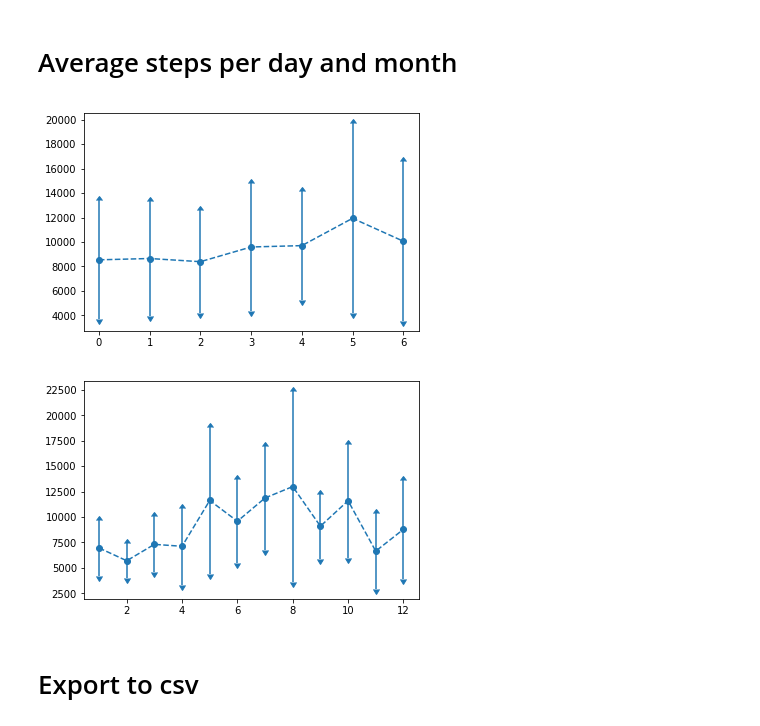
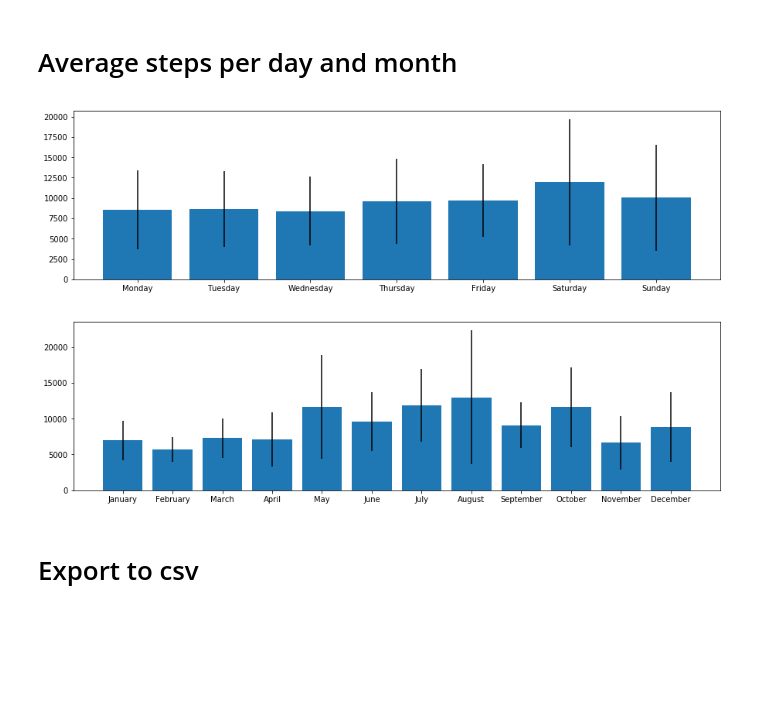
Before and after one commit to cristianpb/cristianpb.github.io, a Jupyter notebook: images/withings/01-Withings.ipynb, the cells around one changed output. Saved outputs shown, nothing was run; the diff lists cells and outputs as text; code cells hidden in the pictures; blank space fills up the shorter version.

```diff
--- a/images/withings/01-Withings.ipynb
+++ b/images/withings/01-Withings.ipynb
@@ -88,15 +88,21 @@ plt.show()
 # %% [markdown]
 # Average steps per day and month
 # %%
-plt.errorbar(df.groupby(df['Date'].dt.dayofweek).agg({'Steps':np.mean}).round(2).index, df.groupby(df['Date'].dt.dayofweek).agg({'Steps':np.mean}).round(2).values, yerr=df.groupby(df['Date'].dt.dayofweek).agg({'Steps':np.std}).round(2).values, xerr=0,  fmt='--o', lolims=1, uplims=1)
+plt.figure(figsize=(15,4))
+weekday = ["Monday", "Tuesday", "Wednesday", "Thursday", "Friday", "Saturday", "Sunday"]
+plt.bar(df.groupby(df['Date'].dt.dayofweek).agg({'Steps':np.mean}).round(2).index, df.groupby(df['Date'].dt.dayofweek).agg({'Steps':np.mean}).round(2).values, yerr=df.groupby(df['Date'].dt.dayofweek).agg({'Steps':np.std}).round(2).values)
+plt.xticks(df.groupby(df['Date'].dt.dayofweek).agg({'Steps':np.mean}).round(2).index, weekday)
 plt.show()
 # %% [output]
-[figure, old version]
+[figure, new version]
 # %%
-plt.errorbar(df.groupby(df['Date'].dt.month).agg({'Steps':np.mean}).round(2).index, df.groupby(df['Date'].dt.month).agg({'Steps':np.mean}).round(2).values, yerr=df.groupby(df['Date'].dt.month).agg({'Steps':np.std}).round(2).values, xerr=0,  fmt='--o', lolims=1, uplims=1,)
+plt.figure(figsize=(15,4))
+months = ["January", "February", "March", "April", "May", "June", "July", "August", "September", "October", "November", "December"]
+plt.bar(df.groupby(df['Date'].dt.month).agg({'Steps':np.mean}).round(2).index, df.groupby(df['Date'].dt.month).agg({'Steps':np.mean}).round(2).values, yerr=df.groupby(df['Date'].dt.month).agg({'Steps':np.std}).round(2).values)
+plt.xticks(df.groupby(df['Date'].dt.month).agg({'Steps':np.mean}).round(2).index, months)
 plt.show()
 # %% [output]
-[figure, old version]
+[figure, new version]
 # %% [markdown]
 # Export to csv
 # %%
```
Also changed, not shown: parts of 1 cell of this notebook, 6 other files.
